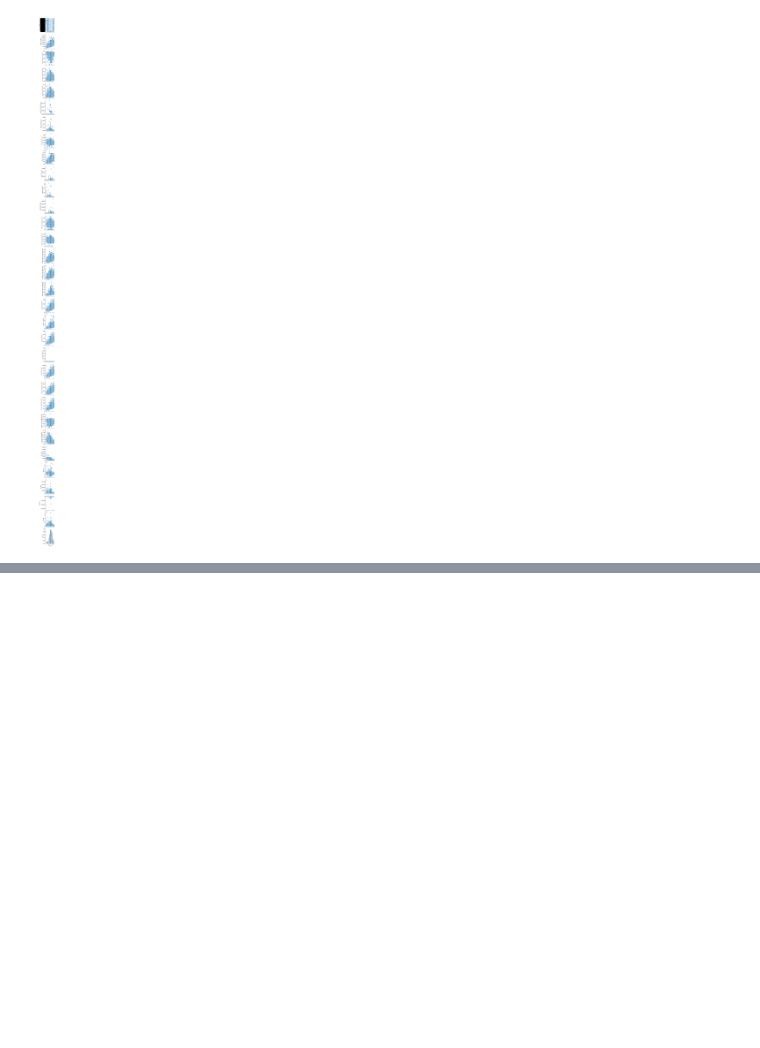
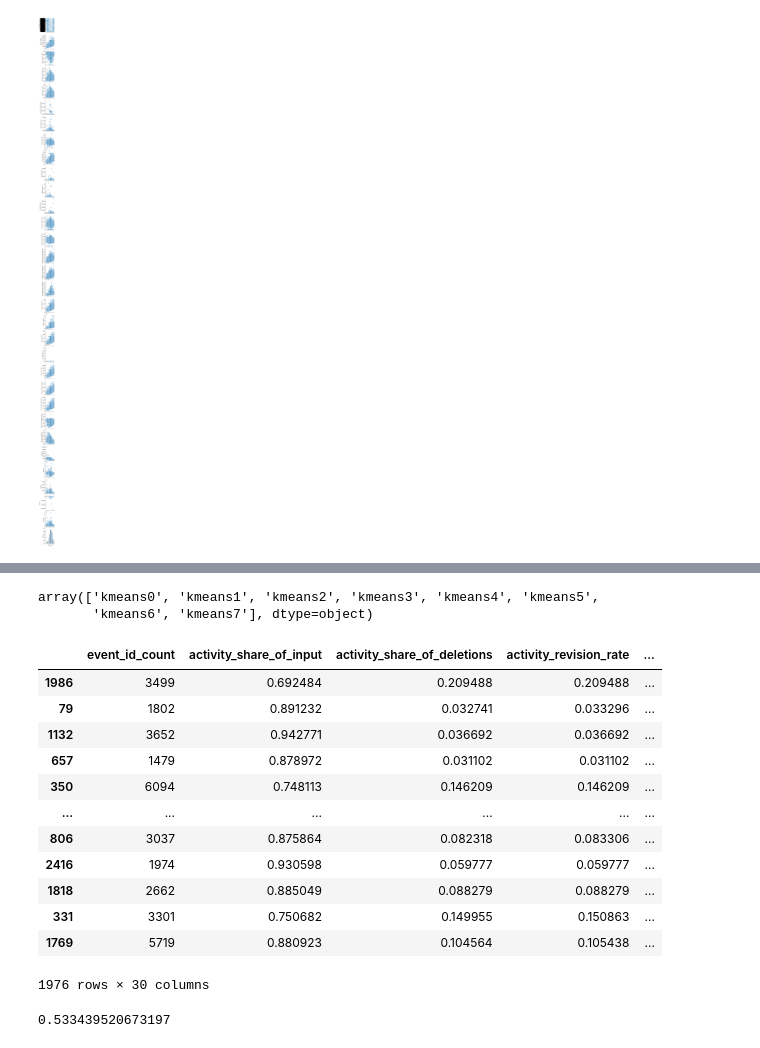
Before and after one commit to karl-sparks/ks-portfolio, a Jupyter notebook: kaggle_writting_quality/EDA_2.ipynb, the cells around one changed output, grey strips where cells are left out. Saved outputs shown, nothing was run; the diff lists cells and outputs as text; code cells hidden in the pictures; blank space fills up the shorter version.

```diff
--- a/kaggle_writting_quality/EDA_2.ipynb
+++ b/kaggle_writting_quality/EDA_2.ipynb
@@ -19,0 +98,5 @@ sns.pairplot(training_data, y_vars=training_data.columns.values, x_vars='score')
+# %%
+clus.get_feature_names_out()
+# %% [output]
+array(['kmeans0', 'kmeans1', 'kmeans2', 'kmeans3', 'kmeans4', 'kmeans5',
+       'kmeans6', 'kmeans7'], dtype=object)
@@ -19,0 +131,16 @@ sns.pairplot(training_data, y_vars=training_data.columns.values, x_vars='score')
+# %%
+train_X.columns
+# %% [output]
+|  | event_id_count | activity_share_of_input | activity_share_of_deletions | activity_revision_rate | ... |
+| 1986 | 3499 | 0.692484 | 0.209488 | 0.209488 | ... |
+| 79 | 1802 | 0.891232 | 0.032741 | 0.033296 | ... |
+| 1132 | 3652 | 0.942771 | 0.036692 | 0.036692 | ... |
+| 657 | 1479 | 0.878972 | 0.031102 | 0.031102 | ... |
+| 350 | 6094 | 0.748113 | 0.146209 | 0.146209 | ... |
+| ... | ... | ... | ... | ... | ... |
+| 806 | 3037 | 0.875864 | 0.082318 | 0.083306 | ... |
+| 2416 | 1974 | 0.930598 | 0.059777 | 0.059777 | ... |
+| 1818 | 2662 | 0.885049 | 0.088279 | 0.088279 | ... |
+| 331 | 3301 | 0.750682 | 0.149955 | 0.150863 | ... |
+| 1769 | 5719 | 0.880923 | 0.104564 | 0.105438 | ... |
+1976 rows × 30 columns
@@ -19,0 +163,4 @@ sns.pairplot(training_data, y_vars=training_data.columns.values, x_vars='score')
+# %%
+cvs_rmse.mean()
+# %% [output]
+0.533439520673197
```
Also changed, not shown: parts of 12 cells of this notebook, 2 other files.
